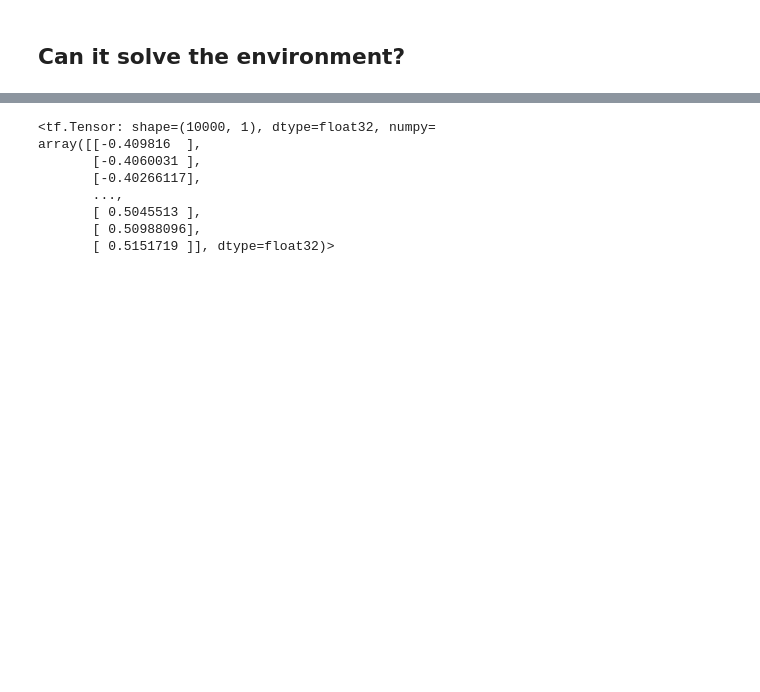
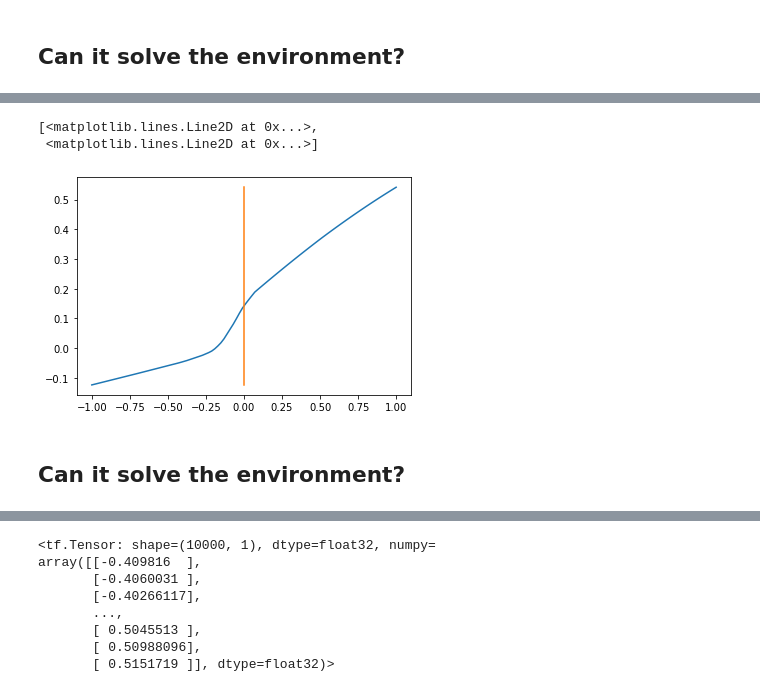
Before and after one commit to ewil32/Hybrid_Policy_Selection_DAIF, a Jupyter notebook: habitual_action_network.ipynb, the cells around one changed output, grey strips where cells are left out. Cells and saved outputs as stored; diff of their text form; code cells hidden in the pictures; blank space fills up the shorter version.

```diff
--- a/habitual_action_network.ipynb
+++ b/habitual_action_network.ipynb
@@ -277,0 +588,11 @@ KeyboardInterrupt
+# %%
+vel_pos = np.vstack([np.zeros(100), np.linspace(-1, 1, 100)]).T
+actions_pred = act_net(vel_pos)
+
+plt.plot(obs_pos, actions_pred)
+# %% [output]
+[<matplotlib.lines.Line2D at 0x...>,
+ <matplotlib.lines.Line2D at 0x...>]
+[figure, added]
+# %% [markdown]
+## Can it solve the environment?
```
Also changed, not shown: parts of 24 cells of this notebook, 5 other files.
